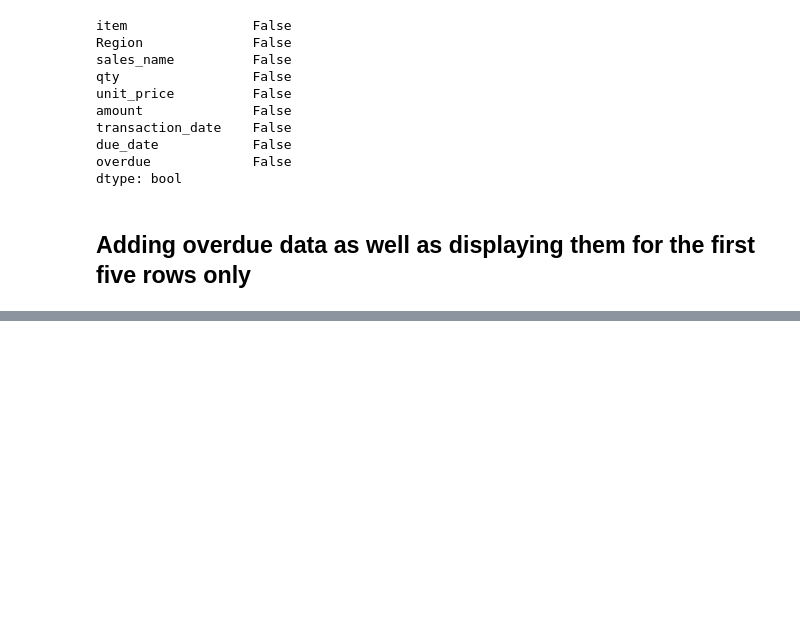
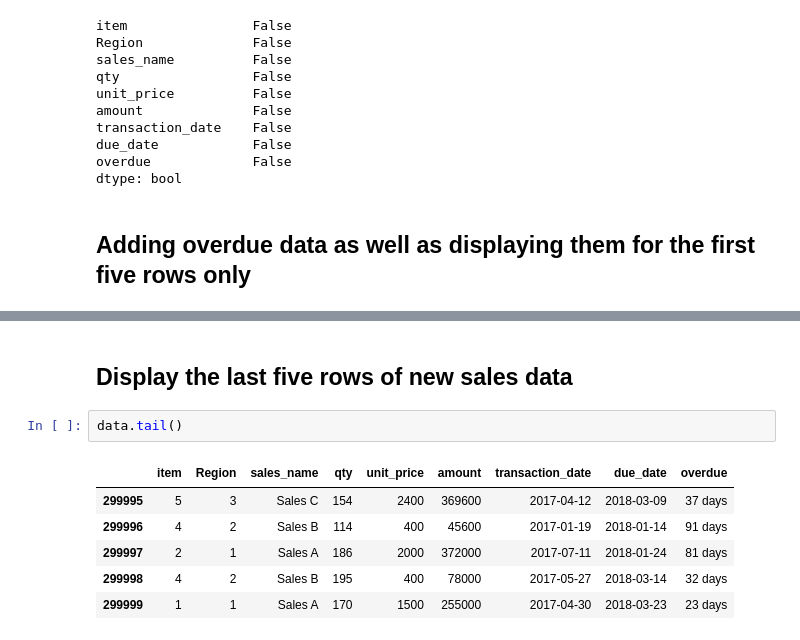
Before and after one commit to luckyp71/python_numpy_matplotlib_pandas, a Jupyter notebook: python_numpy_matplotlib_pandas.ipynb, the cells around one changed output, grey strips where cells are left out. Drawn from its saved outputs; the diff is of its cells as text; blank space fills up the shorter version.

```diff
--- a/python_numpy_matplotlib_pandas.ipynb
+++ b/python_numpy_matplotlib_pandas.ipynb
@@ -295,0 +315,11 @@ print(checkOutstanding(data).head())
+# %% [markdown]
+## Display the last five rows of new sales data
+# %%
+data.tail()
+# %% [output]
+|  | item | Region | sales_name | qty | unit_price | amount | transaction_date | due_date | overdue |
+| 299995 | 5 | 3 | Sales C | 154 | 2400 | 369600 | 2017-04-12 | 2018-03-09 | 37 days |
+| 299996 | 4 | 2 | Sales B | 114 | 400 | 45600 | 2017-01-19 | 2018-01-14 | 91 days |
+| 299997 | 2 | 1 | Sales A | 186 | 2000 | 372000 | 2017-07-11 | 2018-01-24 | 81 days |
+| 299998 | 4 | 2 | Sales B | 195 | 400 | 78000 | 2017-05-27 | 2018-03-14 | 32 days |
+| 299999 | 1 | 1 | Sales A | 170 | 1500 | 255000 | 2017-04-30 | 2018-03-23 | 23 days |
```
Also changed, not shown: parts of 5 cells of this notebook.
